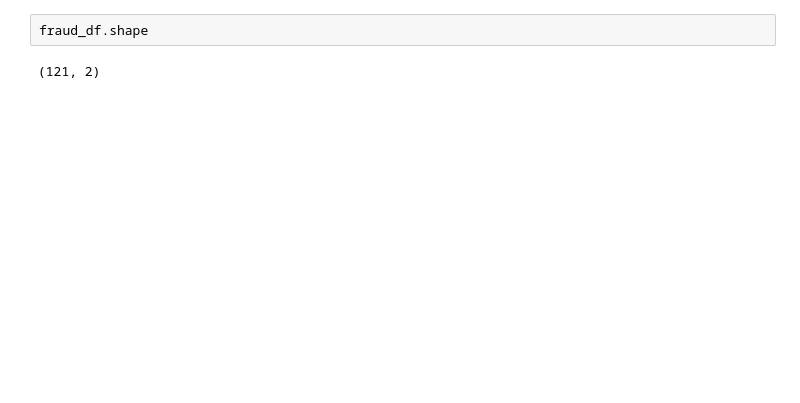
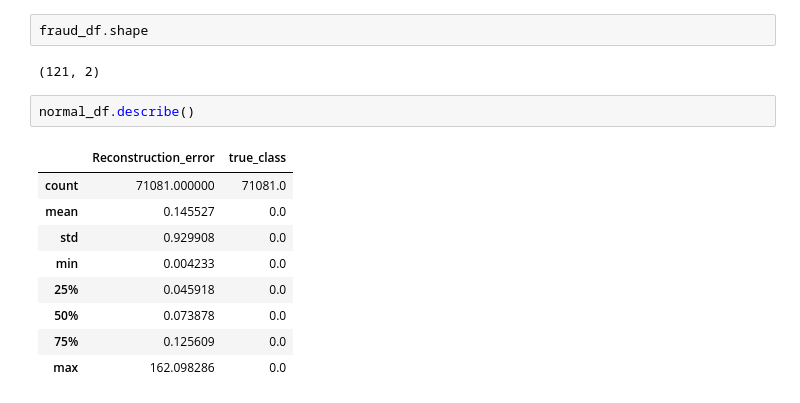
Before and after one commit to aspdiscovery123/Deep-Learning-for-structure-data, a Jupyter notebook: code11_credit_card_fraud_detection_using_autoencoders.ipynb, the cells around one changed output. Saved outputs shown, nothing was run; the diff lists cells and outputs as text; blank space fills up the shorter version.

```diff
--- a/code11_credit_card_fraud_detection_using_autoencoders.ipynb
+++ b/code11_credit_card_fraud_detection_using_autoencoders.ipynb
@@ -204,3 +204,15 @@ plt.hist(fraud_df.Reconstruction_error.values)
 fraud_df.shape
 # %% [output]
 (121, 2)
+# %%
+normal_df.describe()
+# %% [output]
+|  | Reconstruction_error | true_class |
+| count | 71081.000000 | 71081.0 |
+| mean | 0.145527 | 0.0 |
+| std | 0.929908 | 0.0 |
+| min | 0.004233 | 0.0 |
+| 25% | 0.045918 | 0.0 |
+| 50% | 0.073878 | 0.0 |
+| 75% | 0.125609 | 0.0 |
+| max | 162.098286 | 0.0 |
```
Also changed, not shown: parts of 9 cells of this notebook.
